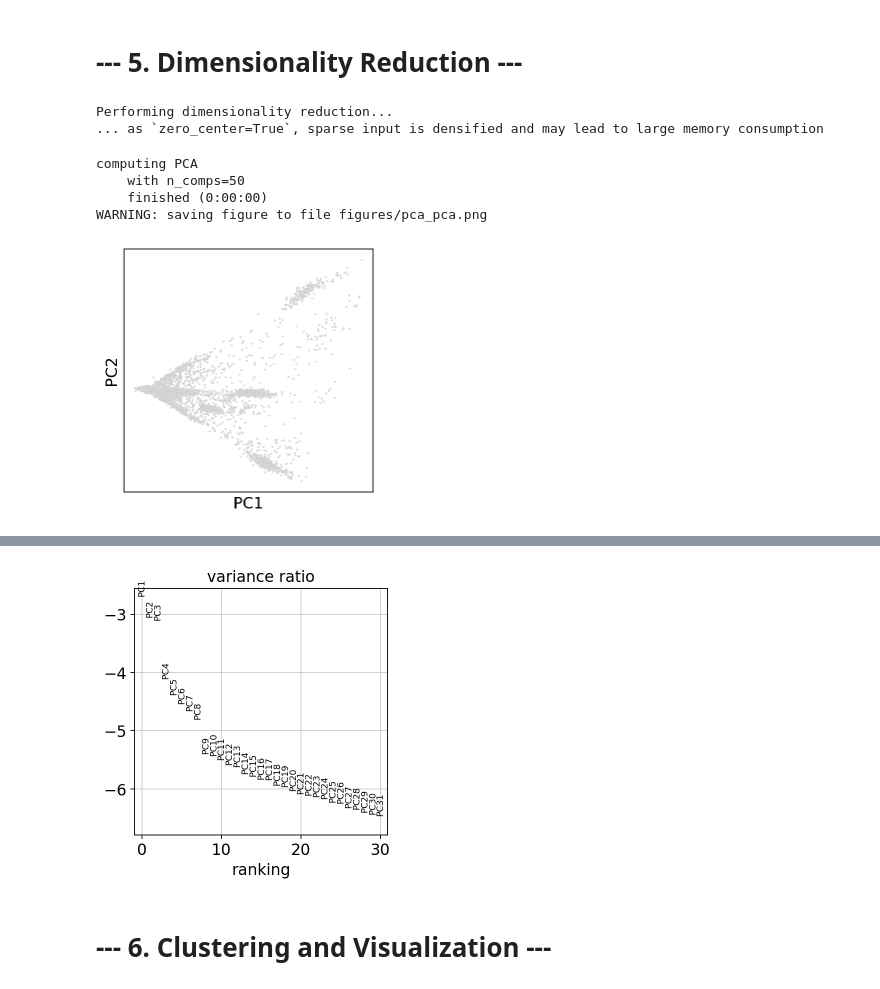
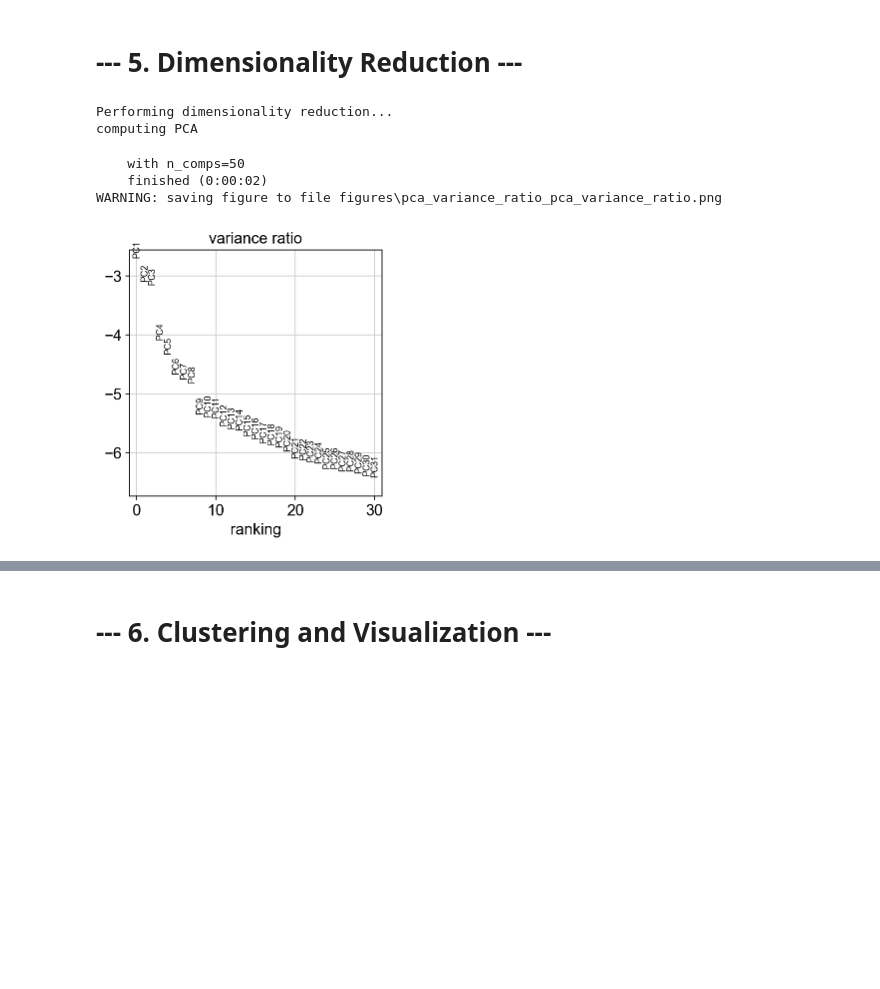
Before and after one commit to michal7kw/scMulti_merged_matrix, a Jupyter notebook: process_sc_data.ipynb, the cells around one changed output, grey strips where cells are left out. Saved outputs shown, nothing was run; the diff lists cells and outputs as text; code cells hidden in the pictures; blank space fills up the shorter version.

```diff
--- a/process_sc_data.ipynb
+++ b/process_sc_data.ipynb
@@ -125,0 +153,2 @@ available_genes
+# %%
+available_genes = ['Snrpn', 'Rbfox3']
@@ -126 +183,4 @@ available_genes
+# %%
+condition_mask = adata.obs['LibraryID'] == 'WT_brain_cortex'
+adata= adata[condition_mask, :]
 # %% [markdown]
@@ -393,18 +453,16 @@ Finished normalization and feature selection.
 # %%
 print("\nPerforming dimensionality reduction...")
 
 # Scale the data to unit variance and zero mean
 sc.pp.scale(adata, max_value=10)
 
 # Principal component analysis (PCA)
 sc.tl.pca(adata, svd_solver='arpack')
-sc.pl.pca(adata, save='_pca.png')
 sc.pl.pca_variance_ratio(adata, log=True, save='_pca_variance_ratio.png')
 # %% [output]
 Performing dimensionality reduction...
-... as `zero_center=True`, sparse input is densified and may lead to large memory consumption
+computing PCA
-computing PCA
     with n_comps=50
-    finished (0:00:00)
-WARNING: saving figure to file figures/pca_pca.png
+    finished (0:00:02)
+WARNING: saving figure to file figures\pca_variance_ratio_pca_variance_ratio.png
-[figure, old version]
+[figure, new version]
@@ -412,4 +469,3 @@ WARNING: saving figure to file figures/pca_variance_ratio_pca_variance_ratio.png
-[figure, removed]
 # %% [markdown]
 # --- 6. Clustering and Visualization ---
 # %%
```
Also changed, not shown: parts of 39 cells of this notebook, 59 other files.
